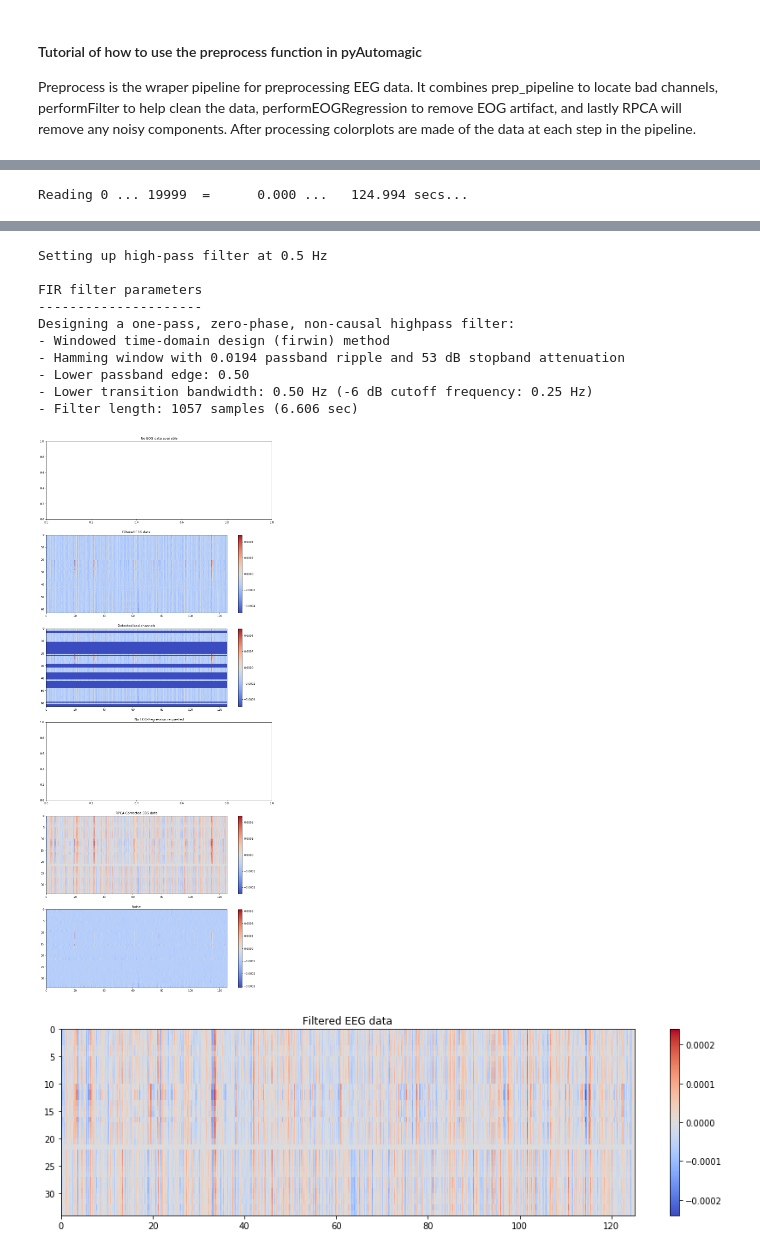
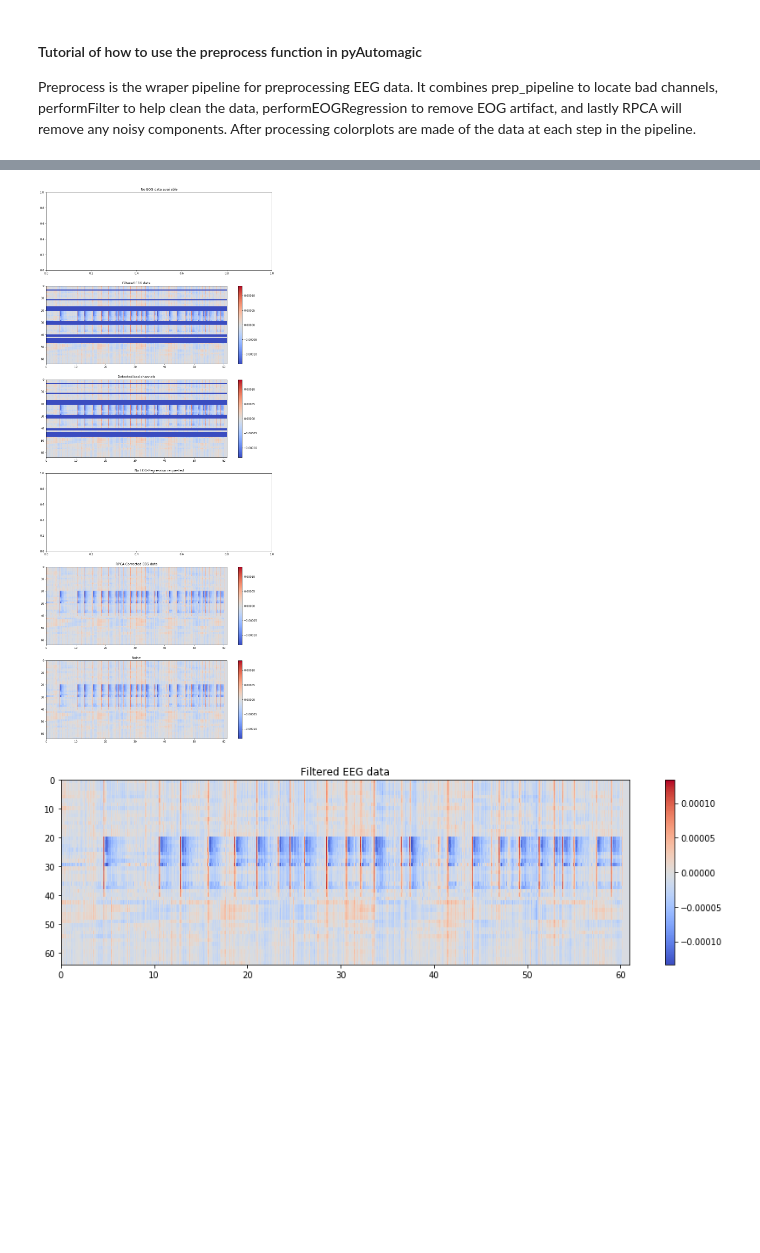
Before and after one commit to NeuroDataDesign/pyautomagic, a Jupyter notebook: notebooks/preprocess_demo.ipynb, the cells around one changed output, grey strips where cells are left out. Drawn from its saved outputs; the diff is of its cells as text; code cells hidden in the pictures; blank space fills up the shorter version.

Commit message:
Updated Preprocess, fixed tests, and added demp

```diff
--- a/notebooks/preprocess_demo.ipynb
+++ b/notebooks/preprocess_demo.ipynb
@@ -185,5 +14,6 @@ data at each step in the pipeline.
 # %%
 #First load a sample data set to work with using MNE. pyAutomagic uses
 #mne raw object to store the data.
-raw = mne.io.read_raw_edf('/Users/raphaelbechtold/Documents/MATLAB/Automagic/automagic/data/Subj1/S001R04.edf')
+
+raw = mne.io.read_raw_edf('/Users/raphaelbechtold/Documents/MATLAB/Automagic/automagic/data1/Subj1/S016R01.edf')
 # %% [output]
@@ -201,12 +31,18 @@ Creating raw.info structure...
 #lamda - rpca parameter
 #Tolerence - rpca parameter
 #Maximum Iterations - rpca parameter
-params = {'line_noise' : 50,\
+params = {'line_freqs' : 50,\
           'filter_type' : 'high', \
           'filt_freq' : None, \
           'filter_length' : 'auto', \
-          'eog_index' : False, \
+          'eog_regression' : False, \
           'lam' : -1, \
           'tol' : 1e-7, \
-          'max_iter': 1000 \
+          'max_iter': 1000, \
+          'ref_chs': None,\
+          'eval_chs': None,\
+          'reref_chs': None, \
           }
+# %%
+#Create Prprocess object using mne Raw and params
+preprocess = Preprocess(raw, params)
@@ -213,10 +86,11 @@ params = {'line_noise' : 50,\
 # %%
-#Run the fuction to display plot
-eeg_clean, fig1, fig2 = preprocess(raw, params)
+#fit() is the preprocess pipeline of pyautomagic
+
 #eeg_clean = final clean mne raw object
 #fig1 = 6 Subplots: EOG, Initial Filtered EEG,
 #       marked bad channels, EEG with EOG removed,
 #       RPCA Corrected, and RPCA removed noise
 #fig2 = single plot of the Initial Filtered EEG
+
+eeg_clean, fig1, fig2 = preprocess.fit()
 # %% [output]
-Reading 0 ... 19999  =      0.000 ...   124.994 secs...
@@ -224,12 +97,2 @@ WARNING:root:Lower pass-band freq is not given but is required. Default paramete
-Setting up high-pass filter at 0.5 Hz
-
-FIR filter parameters
----------------------
-Designing a one-pass, zero-phase, non-causal highpass filter:
-- Windowed time-domain design (firwin) method
-- Hamming window with 0.0194 passband ripple and 53 dB stopband attenuation
-- Lower passband edge: 0.50
-- Lower transition bandwidth: 0.50 Hz (-6 dB cutoff frequency: 0.25 Hz)
-- Filter length: 1057 samples (6.606 sec)
-[figure, old version]
+[figure, new version]
-[figure, old version]
+[figure, new version]
```
Also changed, not shown: parts of 10 cells of this notebook, 2 other files.
